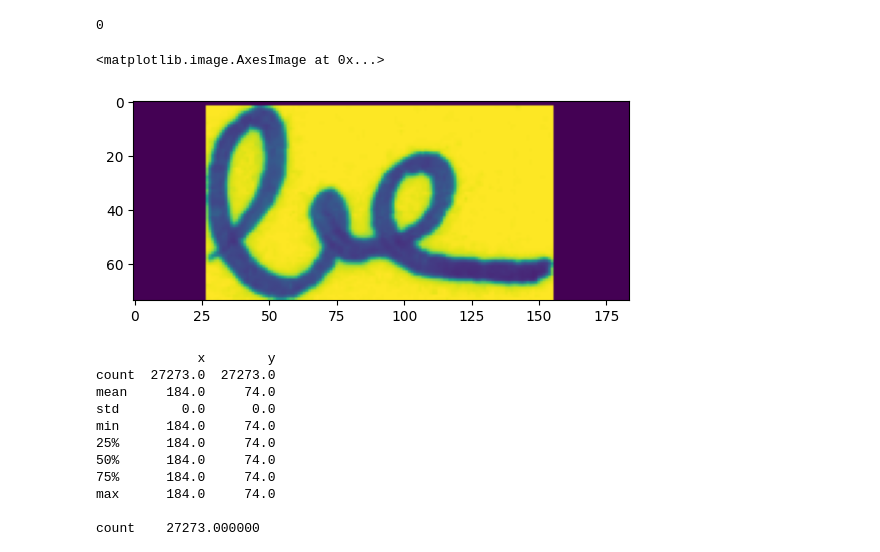
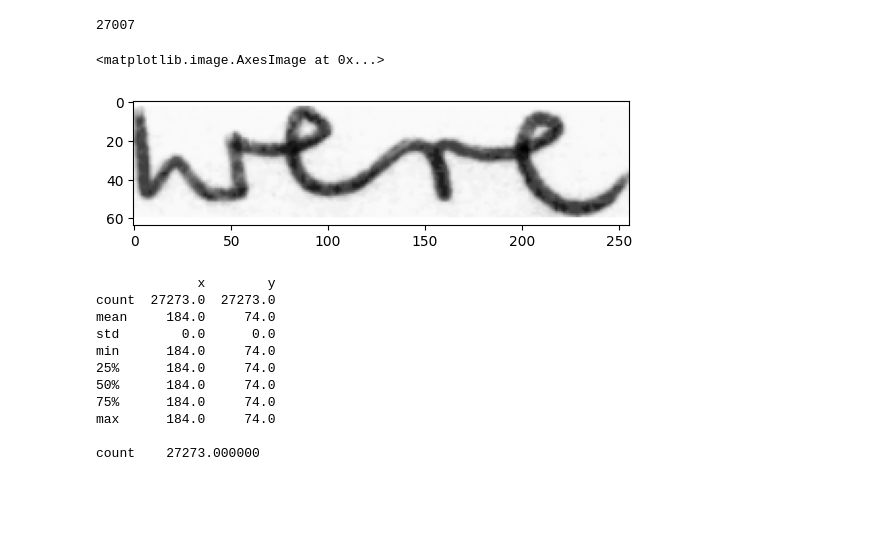
Before and after one commit to WorriedSeat/NotesConvertor, a Jupyter notebook: model/text_extraction.ipynb, the cells around one changed output. Saved outputs shown, nothing was run; the diff lists cells and outputs as text; code cells hidden in the pictures; blank space fills up the shorter version.

```diff
--- a/model/text_extraction.ipynb
+++ b/model/text_extraction.ipynb
@@ -1,21 +15,37 @@
 # %%
-import pandas as pd
-import numpy as np
-import cv2
-import os
-import torch
-import torch.nn as nn
-from torch.optim import Adam
-
-import matplotlib.pyplot as plt
-
-
 df = pd.read_csv('./words_dataset/words_new.txt', sep=' ', comment='#', header=None, on_bad_lines='skip')
 df = df[df[1] != 'err']
+
+df = df[df[7] != "*'"]
+df = df[df[7] != "**'"]
+df = df[df[7] != "&GA"]
+
 df = df[[0, 8]]
 df.columns = ['filename', 'word']
 
-def normalize_image(image, target_size=(180, 72)):
+vocabulary = {
+    'A': 0, 'B': 1, 'C': 2, 'D': 3, 'E': 4, 'F': 5, 'G': 6, 'H': 7, 'I': 8,
+    'J': 9, 'K': 10, 'L': 11, 'M': 12, 'N': 13, 'O': 14, 'P': 15, 'Q': 16,
+    'R': 17, 'S': 18, 'T': 19, 'U': 20, 'V': 21, 'W': 22, 'X': 23, 'Y': 24,
+    'Z': 25,
+
+    'a': 26, 'b': 27, 'c': 28, 'd': 29, 'e': 30, 'f': 31, 'g': 32, 'h': 33,
+    'i': 34, 'j': 35, 'k': 36, 'l': 37, 'm': 38, 'n': 39, 'o': 40, 'p': 41,
+    'q': 42, 'r': 43, 's': 44, 't': 45, 'u': 46, 'v': 47, 'w': 48, 'x': 49,
+    'y': 50, 'z': 51,
+
+    '0': 52, '1': 53, '2': 54, '3': 55, '4': 56, '5': 57, '6': 58, '7': 59,
+    '8': 60, '9': 61,
+
+    '.': 62, ',': 63, '!': 64, '?': 65, ':': 66, ';': 67, "'": 68, '"': 69,
+    '-': 70, '_': 71, '(': 72, ')': 73, '[': 74, ']': 75, '{': 76, '}': 77,
+    '/': 78, '\\': 79, '@': 80, '#': 81, '$': 82, '%': 83, '^': 84, '&': 85,
+    '*': 86, '+': 87, '=': 88, '|': 89, '~': 90, '`': 91, '<': 92, '>': 93,
+    ' ': 94}
+
+inv_vocabulary = {v: k for k, v in vocabulary.items()}
+
+def normalize_image(image, target_size=(256, 64)):
     h, w = image.shape
     scale = min(target_size[1]/h, target_size[0]/w)
     new_h, new_w = int(h * scale), int(w * scale)
@@ -24,16 +54,13 @@ def normalize_image(image, target_size=(180, 72)):
     # Добавляем паддинг
     delta_w = target_size[0] - new_w
     delta_h = target_size[1] - new_h
-    top = delta_h // 2 + 2
-    bottom = delta_h - top + 2
+    top = delta_h // 2
+    bottom = delta_h - top
     left = delta_w // 2
     right = delta_w - left
 
-    left +=2
-    right+=2
-
     padded = cv2.copyMakeBorder(resized, top, bottom, left, right,
-                               cv2.BORDER_CONSTANT, value=0)
+                               cv2.BORDER_CONSTANT, value=255)
     return padded
 
 def load_images_and_labels(df, img_folder='./words_dataset/iam_words/words'):
@@ -45,30 +72,30 @@ def load_images_and_labels(df, img_folder='./words_dataset/iam_words/words'):
     for idx, row in df.iterrows():
         c+=1
         row_splitted = row['filename'].split('-')[0:2]
-        # folder = '/' + row_splitted[0] + '/' +row_splitted[0]+'-'+row_splitted[1]+'/'
 
         img_path = os.path.join(img_folder, row_splitted[0], row_splitted[0]+'-'+row_splitted[1], row['filename'] + '.png')
         if os.path.exists(img_path):
 
             img = cv2.imread(img_path, cv2.IMREAD_GRAYSCALE)
-            # print(f'{c} {img.size} {img_path}')
 
             img = normalize_image(img)  # Нормализация размера
             images.append(img)
-            labels.append(row['word'])
 
-    print(k)
+            word = []
+            for letter in row['word']:
+                word.append(vocabulary[letter])
+
+            labels.append(word)
 
     return images, labels
 
 images, labels = load_images_and_labels(df)
-
-# plt.imshow(images[0])
-# %% [output]
-0
 # %%
-plt.imshow(images[15])#1235
+print(len(labels))
+
+plt.imshow(images[1344], cmap='grey')#1235
 # %% [output]
-<matplotlib.image.AxesImage at 0x...>
+27007
+<matplotlib.image.AxesImage at 0x...>
-[figure, old version]
+[figure, new version]
 # %%
```
Also changed, not shown: parts of 12 cells of this notebook.
